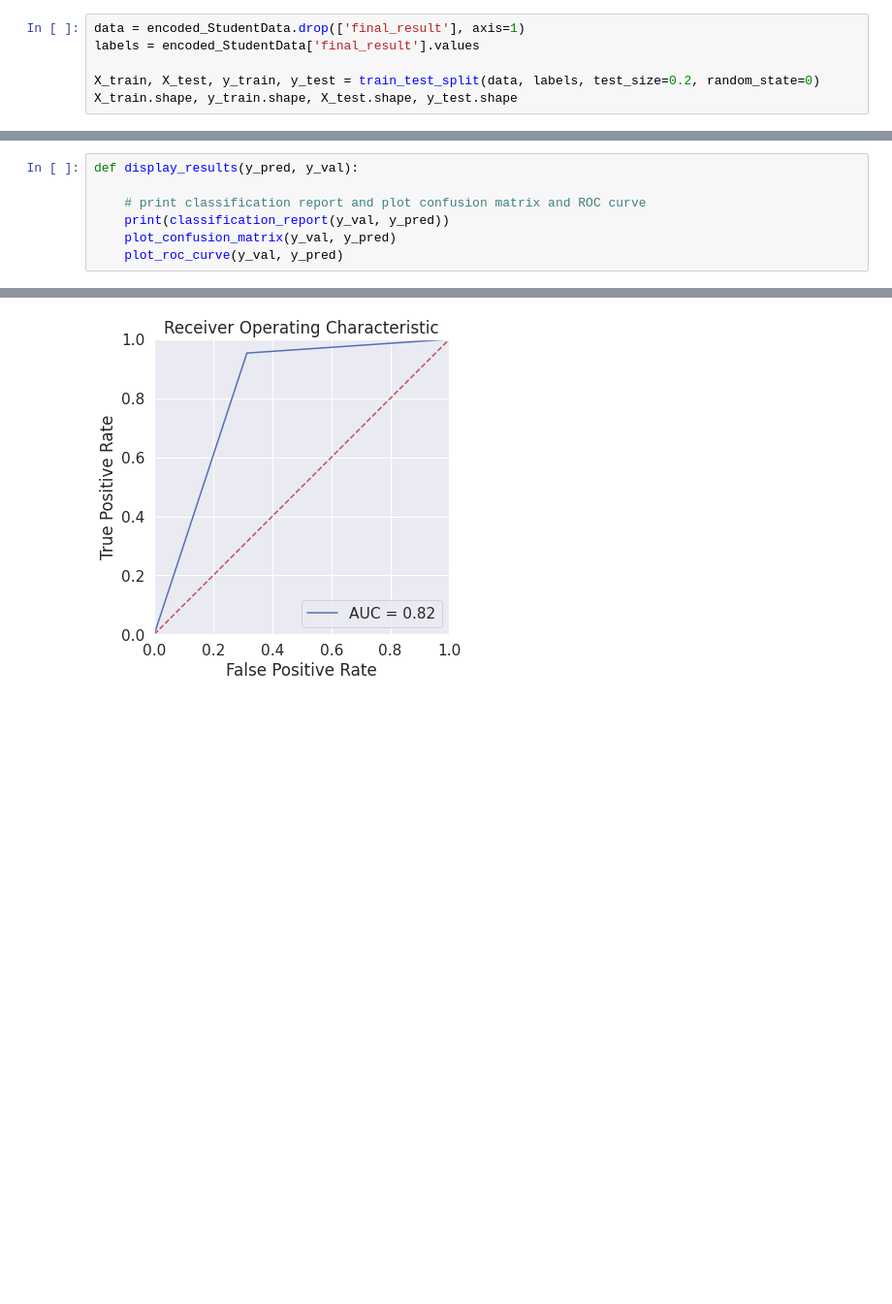
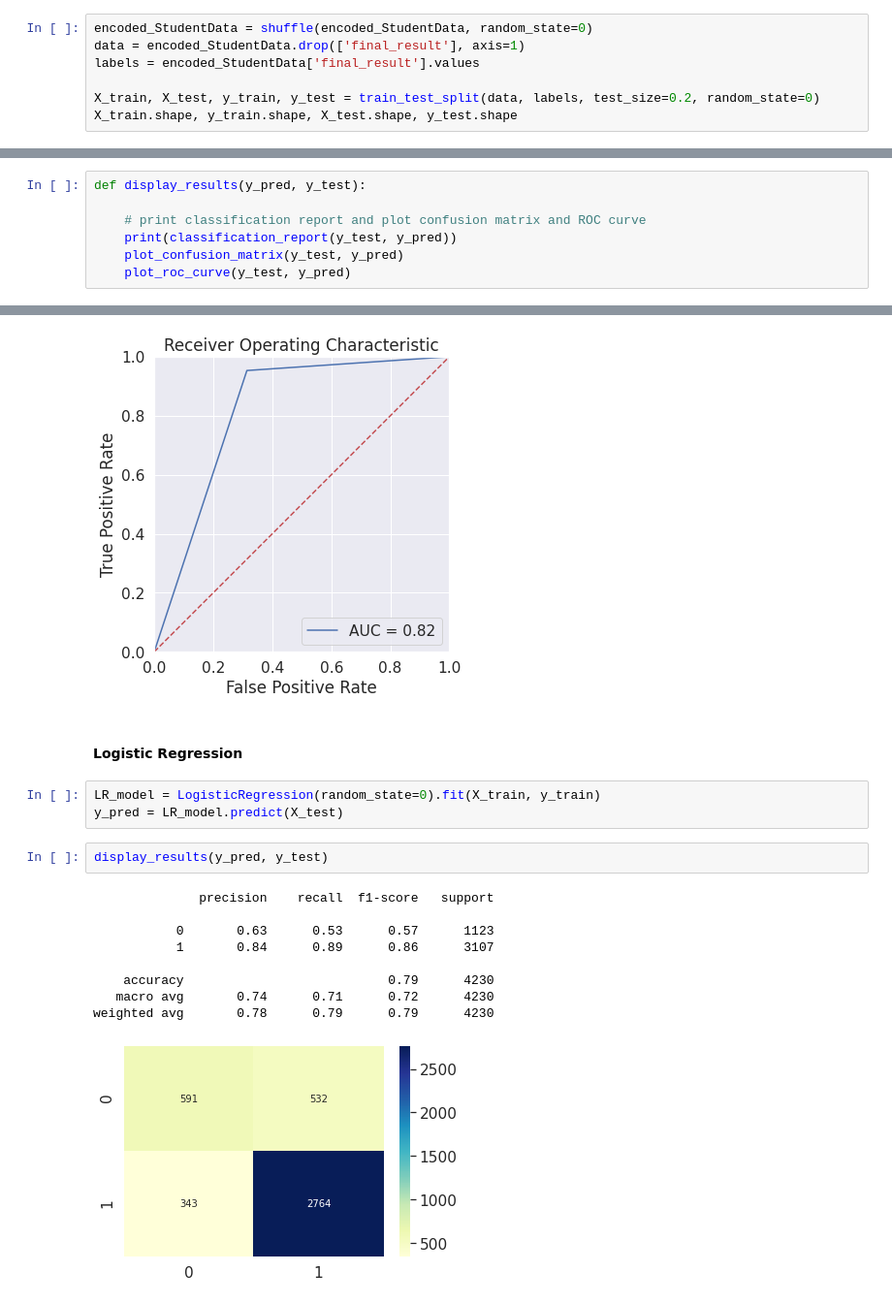
Before and after one commit to FaiZaman/Early-Identification-of-Failing-Students, a Jupyter notebook: Predicting Failing Students.ipynb, the cells around one changed output, grey strips where cells are left out. Shown at 97% size. Drawn from its saved outputs; the diff is of its cells as text; blank space fills up the shorter version.

Commit message:
Added ML classifiers and MLP to classify data into pass/fail

```diff
--- a/Predicting Failing Students.ipynb
+++ b/Predicting Failing Students.ipynb
@@ -201,6 +205,7 @@ encoded_StudentData
 | 25842 | 2698588 | 100.0 | 85.0 | 87.0 | 95.0 | 95.0 | 0.0 | ... |
 21150 rows × 36 columns
 # %%
+encoded_StudentData = shuffle(encoded_StudentData, random_state=0)
 data = encoded_StudentData.drop(['final_result'], axis=1)
 labels = encoded_StudentData['final_result'].values
 
@@ -257,11 +262,11 @@ def plot_roc_curve(y_test, y_pred):
 # %% [markdown]
 #### Display Classification Accuracies over results and plot Confusion Matrix and ROC Curve results
 # %%
-def display_results(y_pred, y_val):
+def display_results(y_pred, y_test):
 
     # print classification report and plot confusion matrix and ROC curve
-    print(classification_report(y_val, y_pred))
-    plot_confusion_matrix(y_val, y_pred)
-    plot_roc_curve(y_val, y_pred)
+    print(classification_report(y_test, y_pred))
+    plot_confusion_matrix(y_test, y_pred)
+    plot_roc_curve(y_test, y_pred)
 # %% [markdown]
 ### Prediction with Machine Learning
@@ -281,3 +288,20 @@ display_results(y_pred, y_test)
 weighted avg       0.88      0.88      0.87      4230
 [figure]
 [figure]
+# %% [markdown]
+#### Logistic Regression
+# %%
+LR_model = LogisticRegression(random_state=0).fit(X_train, y_train)
+y_pred = LR_model.predict(X_test)
+# %%
+display_results(y_pred, y_test)
+# %% [output]
+              precision    recall  f1-score   support
+
+           0       0.63      0.53      0.57      1123
+           1       0.84      0.89      0.86      3107
+
+    accuracy                           0.79      4230
+   macro avg       0.74      0.71      0.72      4230
+weighted avg       0.78      0.79      0.79      4230
+[figure, added]
```
Also changed, not shown: parts of 15 cells of this notebook.
